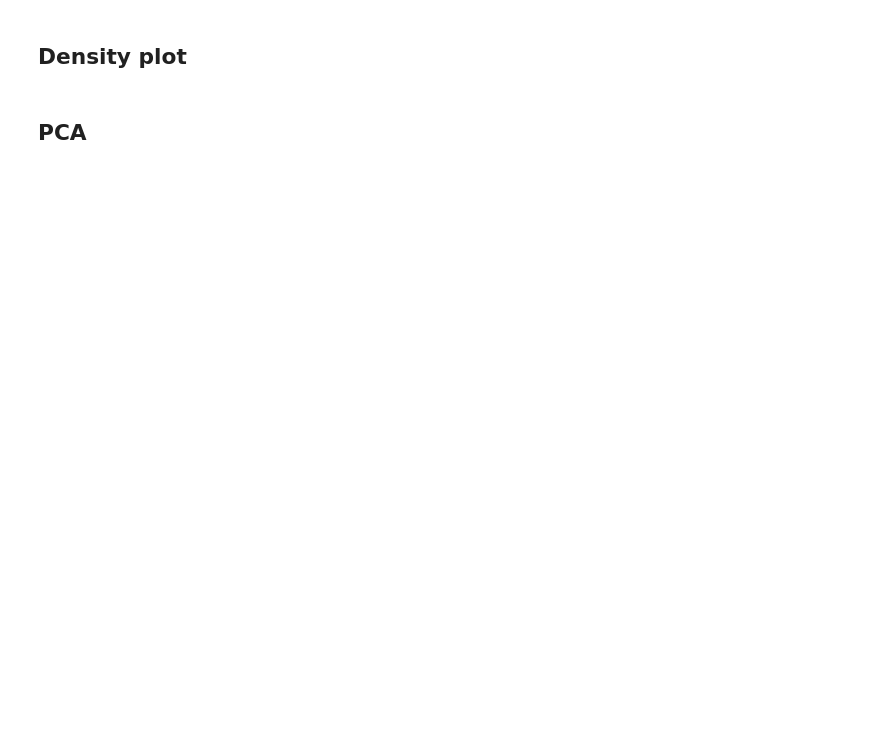
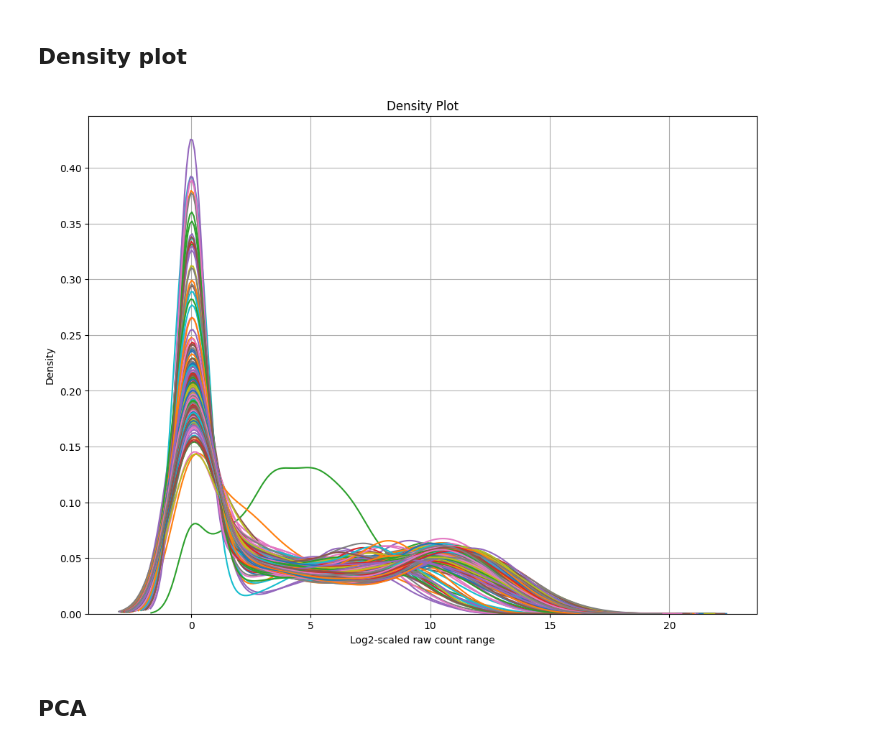
Before and after one commit to sckaff/pediatric-aml-analysis, a Jupyter notebook: Code/Assignment_2.ipynb, the cells around one changed output. Saved outputs shown, nothing was run; the diff lists cells and outputs as text; code cells hidden in the pictures; blank space fills up the shorter version.

Commit message:
Updated plots

```diff
--- a/Code/Assignment_2.ipynb
+++ b/Code/Assignment_2.ipynb
@@ -190,7 +158,9 @@ clinical
 ## Density plot
 # %%
 # TODO Find size of expression matrix, identify degree of variation; basically analyze this chart below
-methylcheck.beta_density_plot(data, full_range=True, plot_title="Density Plot")
+methylcheck.beta_density_plot(log_scaled_data, full_range=True, plot_title="Density Plot")
+# %% [output]
+[figure, added]
 # %% [markdown]
 ## PCA
 # %%
```
Also changed, not shown: parts of 13 cells of this notebook, 9 other files.
